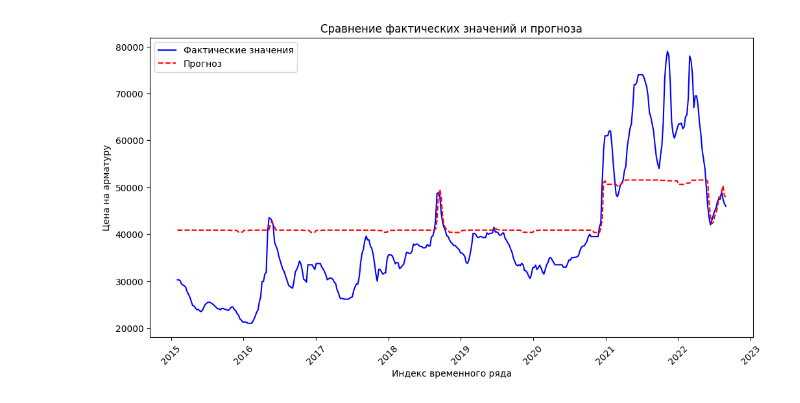
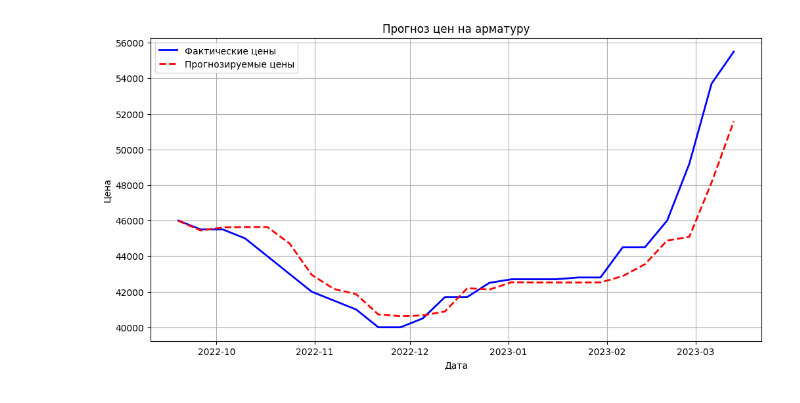
Before and after one commit to EBUSYGIN/ML-3, a Jupyter notebook: intensive3.ipynb, the cells around one changed output. Drawn from its saved outputs; the diff is of its cells as text; code cells hidden in the pictures.

```diff
--- a/intensive3.ipynb
+++ b/intensive3.ipynb
@@ -38 +40,9 @@ missing_values = train_data.isnull().sum(), test_data.isnull().sum()
+# %%
+#Преобразование dt в datetime
+train_data["dt"] = pd.to_datetime(train_data["dt"])
+test_data["dt"] = pd.to_datetime(test_data["dt"])
+
+#Установка dt в качестве индекса
+train_data.set_index("dt", inplace=True)
+test_data.set_index("dt", inplace=True)
 # %%
@@ -59,20 +60,0 @@ import numpy as np
-# %%
-# Создание временных признаков
-train_data["year"] = train_data["dt"].dt.year
-train_data["month"] = train_data["dt"].dt.month
-train_data["week"] = train_data["dt"].dt.isocalendar().week
-
-# Добавление лагов и скользящего среднего
-lags = [1, 2, 3, 4]  # Лаги цен на 1-4 недели назад
-for lag in lags:
-    train_data[f"lag_{lag}"] = train_data["Цена на арматуру"].shift(lag)
-
-# Скользящее среднее за 4 недели
-train_data["rolling_mean_4"] = train_data["Цена на арматуру"].rolling(window=4).mean()
-
-# Удаление строк с NaN (из-за лагов)
-train_data = train_data.dropna()
-
-
-# Проверка итогового датасета
-train_data.head()
@@ -136,13 +123,13 @@ See the caveats in the documentation: https://pandas.pydata.org/pandas-docs/stab
 # %%
-# Визуализация прогноза
+#Визуализация прогноза
 plt.figure(figsize=(12, 6))
-plt.plot(test_data.index, y_test, label="Фактические значения", color='blue')  # Фактические значения
-plt.plot(test_data.index, y_pred, label="Прогноз", color='red', linestyle='--')  # Прогноз
-plt.xlabel("Индекс временного ряда")
-plt.ylabel("Цена на арматуру")
-plt.title("Сравнение фактических значений и прогноза")
+plt.plot(test_data.index, y_test, label="Фактические цены", color='blue', linewidth=2)
+plt.plot(test_data.index, y_pred, label="Прогнозируемые цены",  color='red', linestyle='--', linewidth=2)
+plt.title("Прогноз цен на арматуру")
+plt.xlabel("Дата")
+plt.ylabel("Цена")
 plt.legend()
-plt.xticks(rotation=45)
+plt.grid(True)
 plt.show()
 # %% [output]
-[figure, old version]
+[figure, new version]
```
Also changed, not shown: parts of 15 cells of this notebook.
